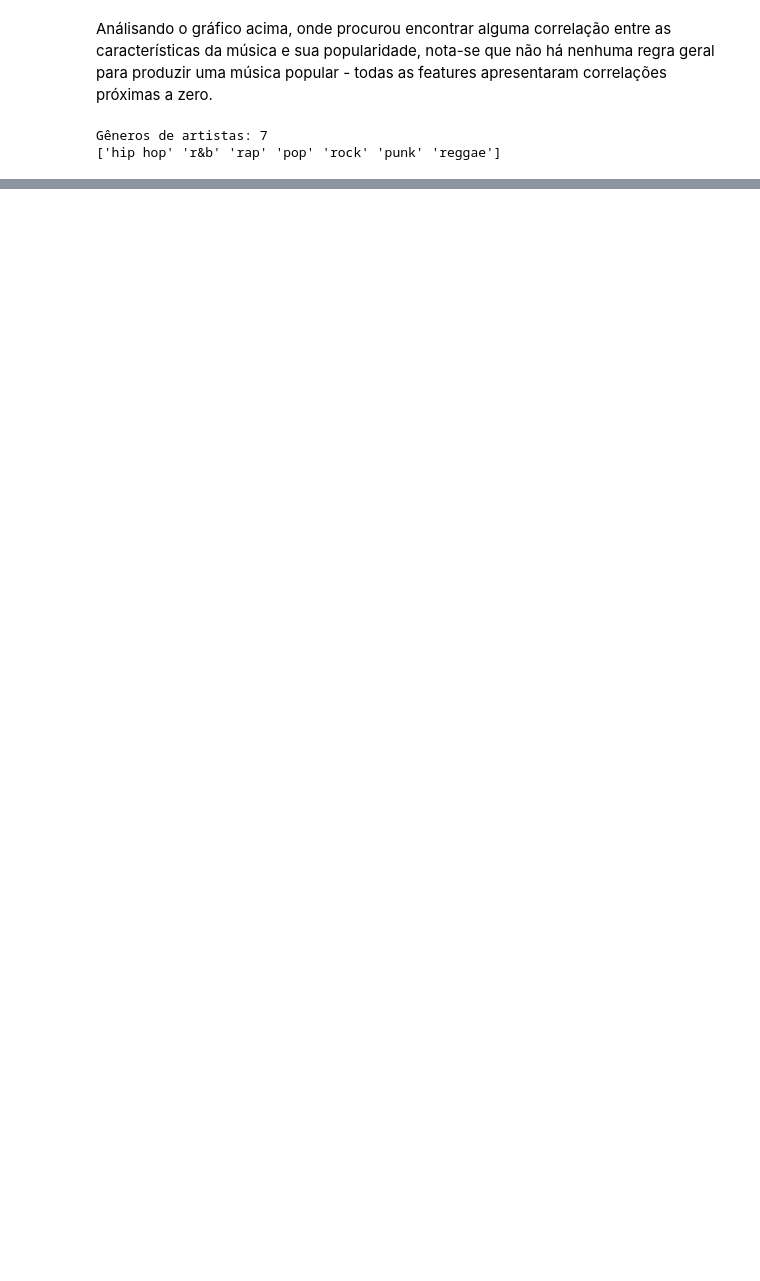
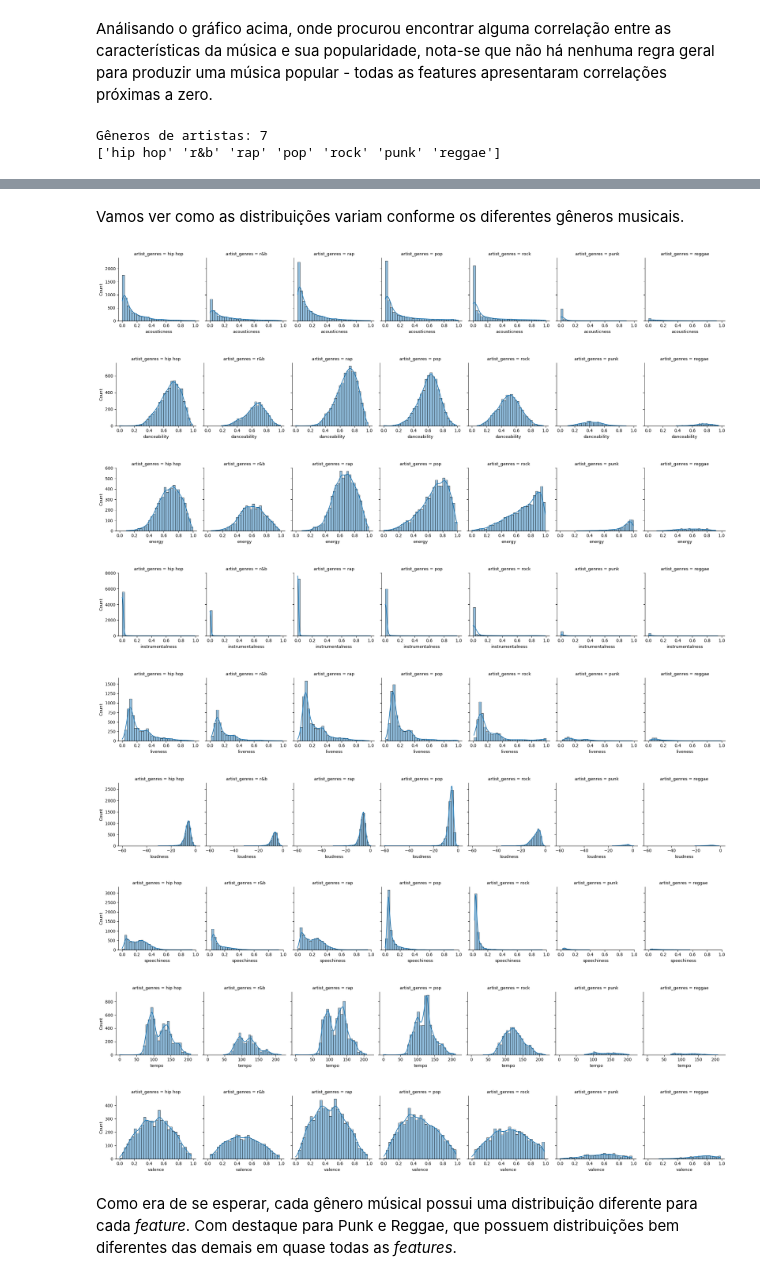
Before and after one commit to Ciencia-de-Dados-IMT-2023/Projeto-Spotify-2023.1, a Jupyter notebook: notebooks/02_EDA.ipynb, the cells around one changed output, grey strips where cells are left out. Cells and saved outputs as stored; diff of their text form; code cells hidden in the pictures; blank space fills up the shorter version.

```diff
--- a/notebooks/02_EDA.ipynb
+++ b/notebooks/02_EDA.ipynb
@@ -251,0 +326,20 @@ for genero in generos_artistas:
+# %% [markdown]
+Vamos ver como as distribuições variam conforme os diferentes gêneros musicais.
+# %%
+for feature in features:
+    plt.rcParams['figure.figsize'] = (20,7)
+    g = sns.FacetGrid(df_musicas, col='artist_genres')
+    g.map(sns.histplot, feature, kde=True, bins=30)
+    plt.show()
+# %% [output]
+[figure, added]
+[figure, added]
+[figure, added]
+[figure, added]
+[figure, added]
+[figure, added]
+[figure, added]
+[figure, added]
+[figure, added]
+# %% [markdown]
+Como era de se esperar, cada gênero músical possui uma distribuição diferente para cada _feature_. Com destaque para Punk e Reggae, que possuem distribuições bem diferentes das demais em quase todas as _features_.
```
Also changed, not shown: parts of 28 cells of this notebook, 2 other files.
